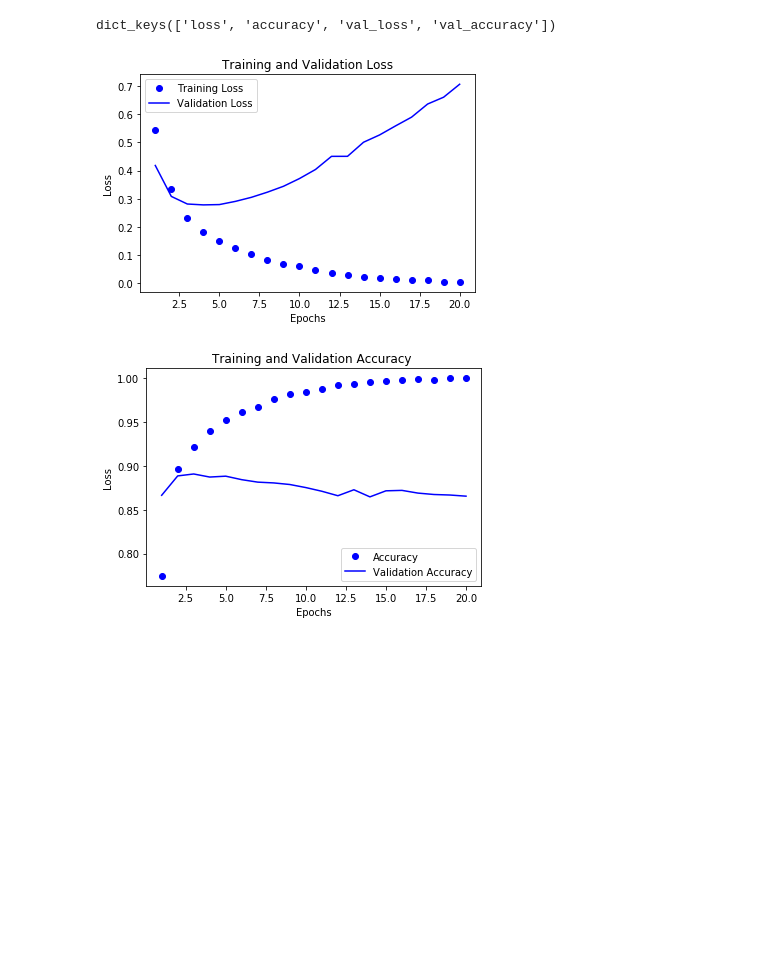
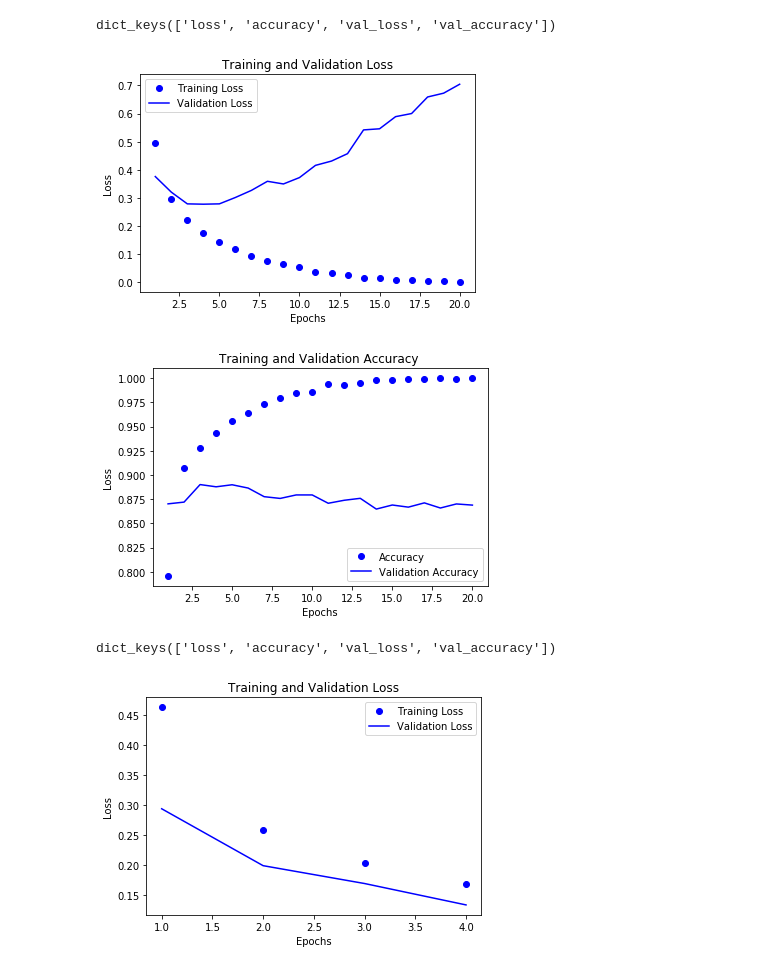
Before and after one commit to goelbenj/IMDB-Classifier, a Jupyter notebook: imdb.ipynb, the cells around one changed output. Drawn from its saved outputs; the diff is of its cells as text; code cells hidden in the pictures; blank space fills up the shorter version.

Commit message:
epochs = 4 + respective graphs

```diff
--- a/imdb.ipynb
+++ b/imdb.ipynb
@@ -52,12 +52,12 @@ history = model.fit(partial_x_train,
 
 #Compensate for overfitting by buiding + training new model for 4 epochs
 
-# model = models.Sequential()
-# model.add(layers.Dense(16, activation='relu', input_shape=(10000,)))
-# model.add(layers.Dense(16, activation='relu'))
-# model.add(layers.Dense(1, activation='sigmoid'))
-# model.compile(optimizer='rmsprop', loss='binary_crossentropy', metrics=['accuracy'])
-# model.fit(x_train, y_train, epochs=4, batch_size=512)
+model = models.Sequential()
+model.add(layers.Dense(16, activation='relu', input_shape=(10000,)))
+model.add(layers.Dense(16, activation='relu'))
+model.add(layers.Dense(1, activation='sigmoid'))
+model.compile(optimizer='rmsprop', loss='binary_crossentropy', metrics=['accuracy'])
+newhistory = model.fit(x_train, y_train, epochs=4, batch_size=512, validation_data=(x_val, y_val))
 # results = model.evaluate(x_test, y_test)
 # print(results)
 # predicts = model.predict(x_test)
@@ -94,32 +94,66 @@ import matplotlib.pyplot as plt
 history_dict = history.history
 print(history_dict.keys())
 loss_values = history_dict['loss']
 val_loss_values = history_dict['val_loss']
 acc = history_dict['accuracy']
 epochs = range(1, len(acc) + 1)
 
 plt.plot(epochs, loss_values, 'bo', label = 'Training Loss')
 plt.plot(epochs, val_loss_values, 'b', label = 'Validation Loss')
 plt.title('Training and Validation Loss')
 plt.xlabel('Epochs')
 plt.ylabel('Loss')
 plt.legend()
 plt.show()
 
 #Plotting training and validation accuracy
 
 plt.clf()
 acc_values = history_dict['accuracy']
 val_acc_values = history_dict['val_accuracy']
 
 plt.plot(epochs, acc, 'bo', label = 'Accuracy')
 plt.plot(epochs, val_acc_values, 'b', label = 'Validation Accuracy')
 plt.title('Training and Validation Accuracy ')
 plt.xlabel('Epochs')
 plt.ylabel('Loss')
 plt.legend()
 plt.show()
+
+#Now new 4 epoch model-------------------------------
+#Plotting training and validation loss
+
+history_dict = newhistory.history
+print(history_dict.keys())
+loss_values = history_dict['loss']
+val_loss_values = history_dict['val_loss']
+acc = history_dict['accuracy']
+epochs = range(1, len(acc) + 1)
+
+plt.plot(epochs, loss_values, 'bo', label = 'Training Loss')
+plt.plot(epochs, val_loss_values, 'b', label = 'Validation Loss')
+plt.title('Training and Validation Loss')
+plt.xlabel('Epochs')
+plt.ylabel('Loss')
+plt.legend()
+plt.show()
+
+#Plotting training and validation accuracy
+
+plt.clf()
+acc_values = history_dict['accuracy']
+val_acc_values = history_dict['val_accuracy']
+
+plt.plot(epochs, acc, 'bo', label = 'Accuracy')
+plt.plot(epochs, val_acc_values, 'b', label = 'Validation Accuracy')
+plt.title('Training and Validation Accuracy ')
+plt.xlabel('Epochs')
+plt.ylabel('Loss')
+plt.legend()
+plt.show()
 # %% [output]
 dict_keys(['loss', 'accuracy', 'val_loss', 'val_accuracy'])
-[figure, old version]
+[figure, new version]
-[figure, old version]
+[figure, new version]
+dict_keys(['loss', 'accuracy', 'val_loss', 'val_accuracy'])
+[figure, added]
```
Also changed, not shown: parts of 2 cells of this notebook, 2 other files.
